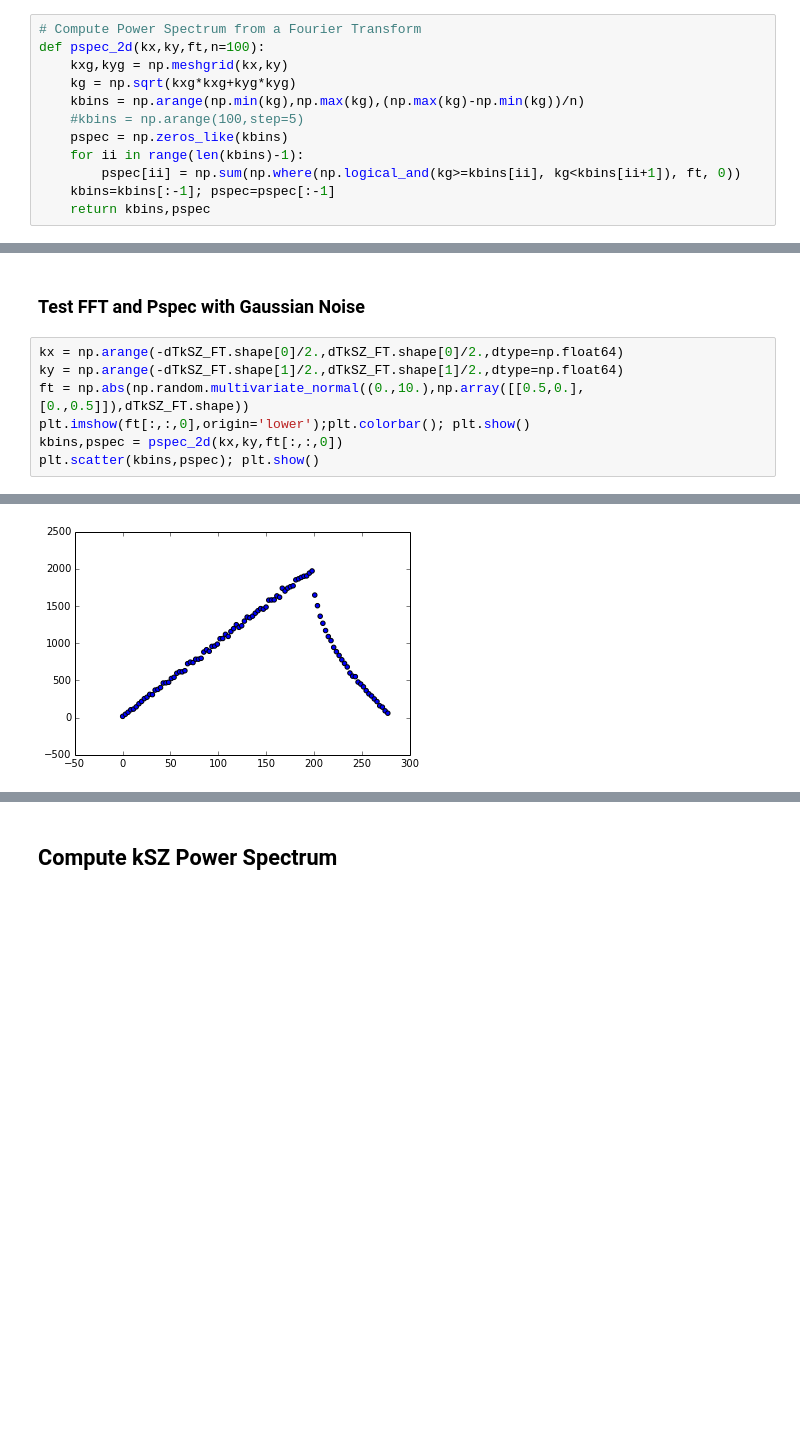
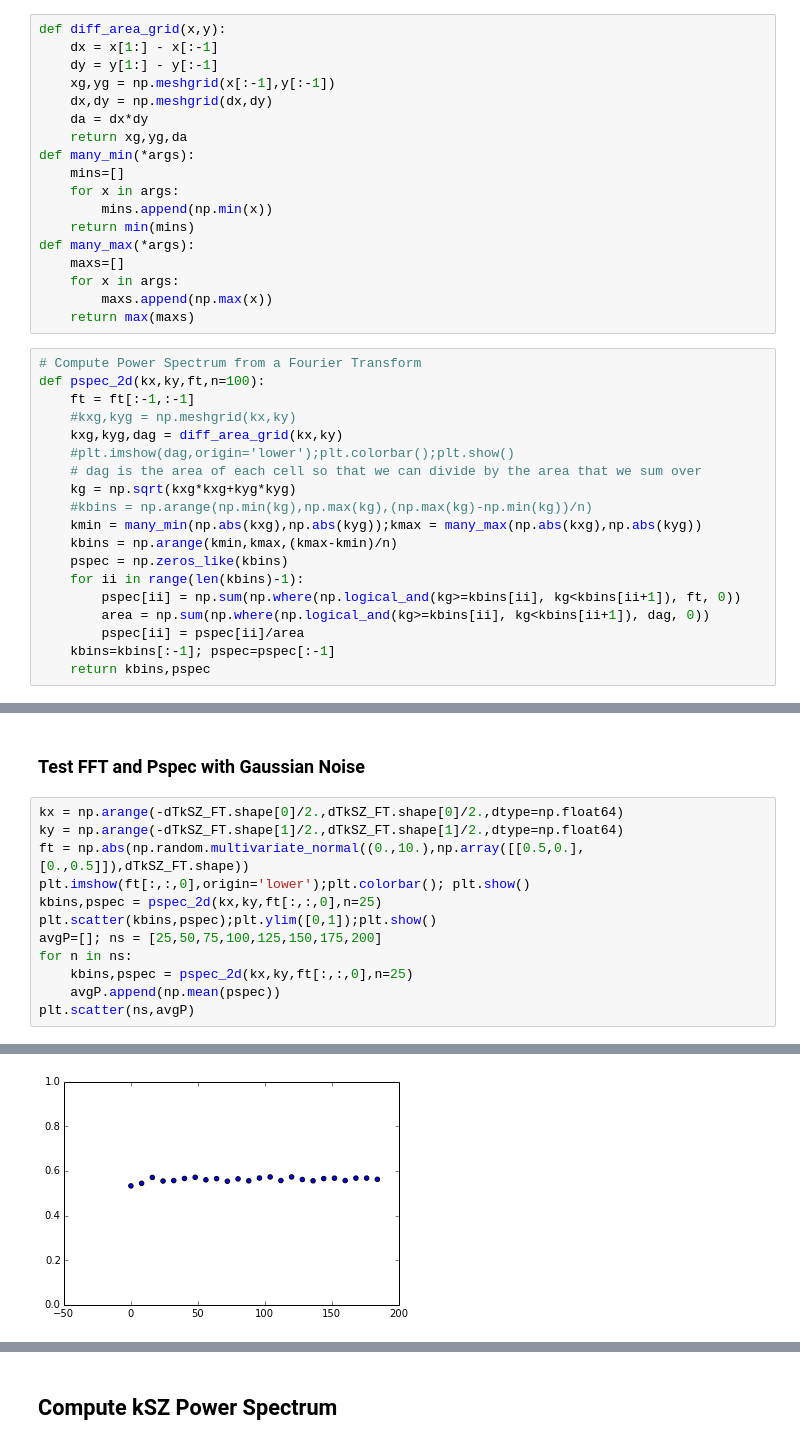
Before and after one commit to mpresley42/KSZ_21cm_Constraints, a Jupyter notebook: code/Python/ComputeTau.ipynb, the cells around one changed output, grey strips where cells are left out. Cells and saved outputs as stored; diff of their text form; blank space fills up the shorter version.

```diff
--- a/code/Python/ComputeTau.ipynb
+++ b/code/Python/ComputeTau.ipynb
@@ -273,16 +273,41 @@ def fft_2d(x,y,fg):
     kx = 2.*np.pi*np.fft.fftshift(np.fft.fftfreq(int(nx),d=lx/nx))
     ky = 2.*np.pi*np.fft.fftshift(np.fft.fftfreq(int(ny),d=ly/ny))
     return kx,ky,ftd
+# %%
+def diff_area_grid(x,y):
+    dx = x[1:] - x[:-1]
+    dy = y[1:] - y[:-1]
+    xg,yg = np.meshgrid(x[:-1],y[:-1])
+    dx,dy = np.meshgrid(dx,dy)
+    da = dx*dy
+    return xg,yg,da
+def many_min(*args):
+    mins=[]
+    for x in args:
+        mins.append(np.min(x))
+    return min(mins)
+def many_max(*args):
+    maxs=[]
+    for x in args:
+        maxs.append(np.max(x))
+    return max(maxs)
 # %%
 # Compute Power Spectrum from a Fourier Transform
 def pspec_2d(kx,ky,ft,n=100):
-    kxg,kyg = np.meshgrid(kx,ky)
+    ft = ft[:-1,:-1]
+    #kxg,kyg = np.meshgrid(kx,ky)
+    kxg,kyg,dag = diff_area_grid(kx,ky)
+    #plt.imshow(dag,origin='lower');plt.colorbar();plt.show()
+    # dag is the area of each cell so that we can divide by the area that we sum over
     kg = np.sqrt(kxg*kxg+kyg*kyg)
-    kbins = np.arange(np.min(kg),np.max(kg),(np.max(kg)-np.min(kg))/n)
-    #kbins = np.arange(100,step=5)
+    #kbins = np.arange(np.min(kg),np.max(kg),(np.max(kg)-np.min(kg))/n)
+    kmin = many_min(np.abs(kxg),np.abs(kyg));kmax = many_max(np.abs(kxg),np.abs(kyg))
+    kbins = np.arange(kmin,kmax,(kmax-kmin)/n)
     pspec = np.zeros_like(kbins)
     for ii in range(len(kbins)-1):
         pspec[ii] = np.sum(np.where(np.logical_and(kg>=kbins[ii], kg<kbins[ii+1]), ft, 0))
+        area = np.sum(np.where(np.logical_and(kg>=kbins[ii], kg<kbins[ii+1]), dag, 0))
+        pspec[ii] = pspec[ii]/area
     kbins=kbins[:-1]; pspec=pspec[:-1]
     return kbins,pspec
 # %% [markdown]
@@ -314,6 +339,11 @@ kx = np.arange(-dTkSZ_FT.shape[0]/2.,dTkSZ_FT.shape[0]/2.,dtype=np.float64)
 ky = np.arange(-dTkSZ_FT.shape[1]/2.,dTkSZ_FT.shape[1]/2.,dtype=np.float64)
 ft = np.abs(np.random.multivariate_normal((0.,10.),np.array([[0.5,0.],[0.,0.5]]),dTkSZ_FT.shape))
 plt.imshow(ft[:,:,0],origin='lower');plt.colorbar(); plt.show()
-kbins,pspec = pspec_2d(kx,ky,ft[:,:,0])
-plt.scatter(kbins,pspec); plt.show()
+kbins,pspec = pspec_2d(kx,ky,ft[:,:,0],n=25)
+plt.scatter(kbins,pspec);plt.ylim([0,1]);plt.show()
+avgP=[]; ns = [25,50,75,100,125,150,175,200]
+for n in ns:
+    kbins,pspec = pspec_2d(kx,ky,ft[:,:,0],n=25)
+    avgP.append(np.mean(pspec))
+plt.scatter(ns,avgP)
 # %% [output]
@@ -321 +352 @@ plt.scatter(kbins,pspec); plt.show()
-[figure, old version]
+[figure, new version]
```
Also changed, not shown: parts of 4 cells of this notebook.
